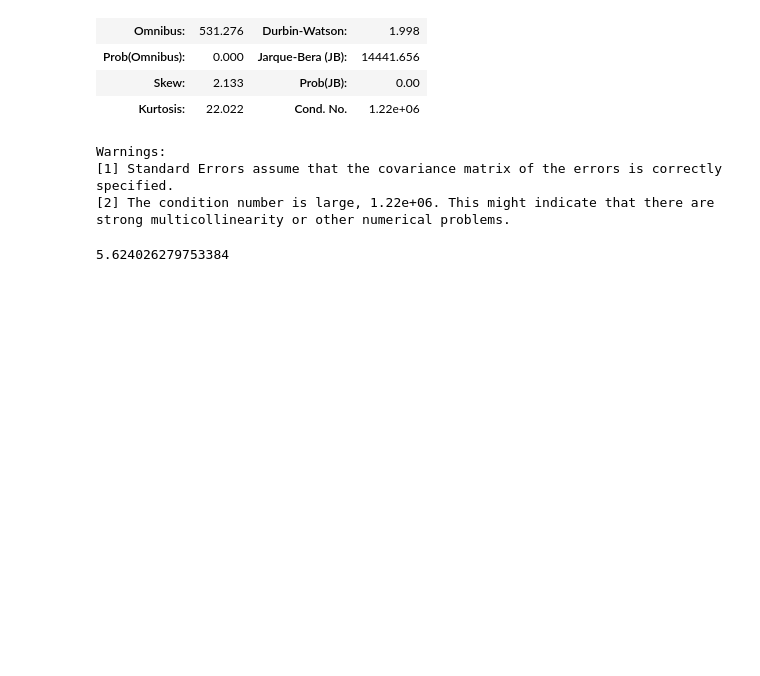
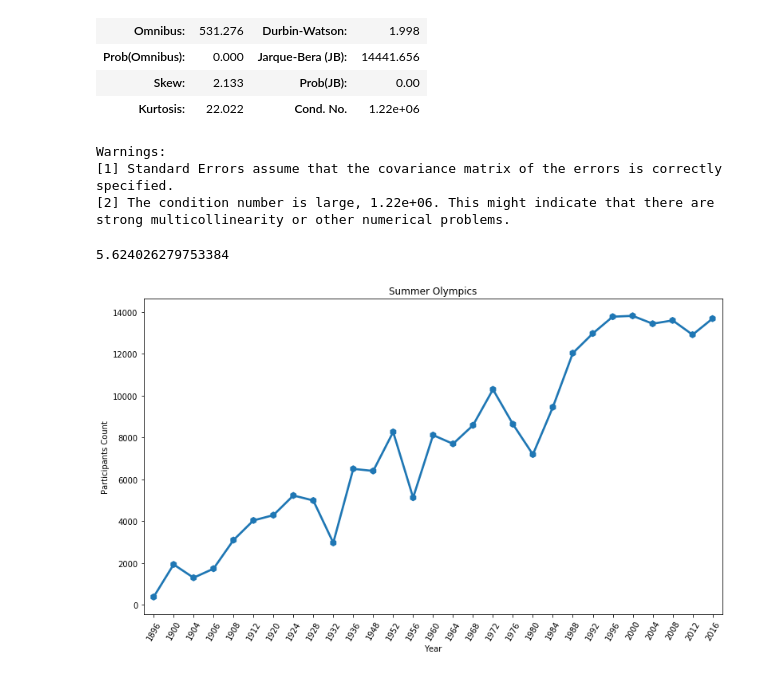
Before and after one commit to jrajath94/final_projects, a Jupyter notebook: Backup/Important.ipynb, the cells around one changed output. Saved outputs shown, nothing was run; the diff lists cells and outputs as text; code cells hidden in the pictures; blank space fills up the shorter version.

```diff
--- a/Backup/Important.ipynb
+++ b/Backup/Important.ipynb
@@ -259,3 +259,7 @@ strong multicollinearity or other numerical problems.
 rmse
 # %% [output]
 5.624026279753384
+# %%
+participants_summer(olympics)
+# %% [output]
+[figure, added]
```
Also changed, not shown: parts of 6 cells of this notebook, 4 other files.
